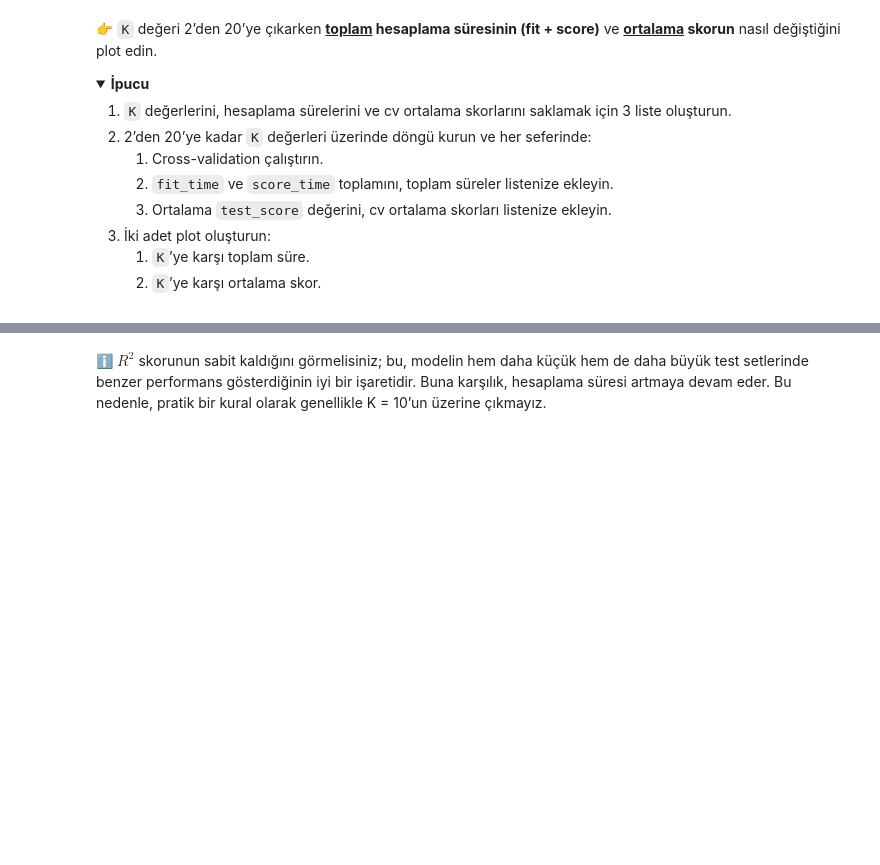
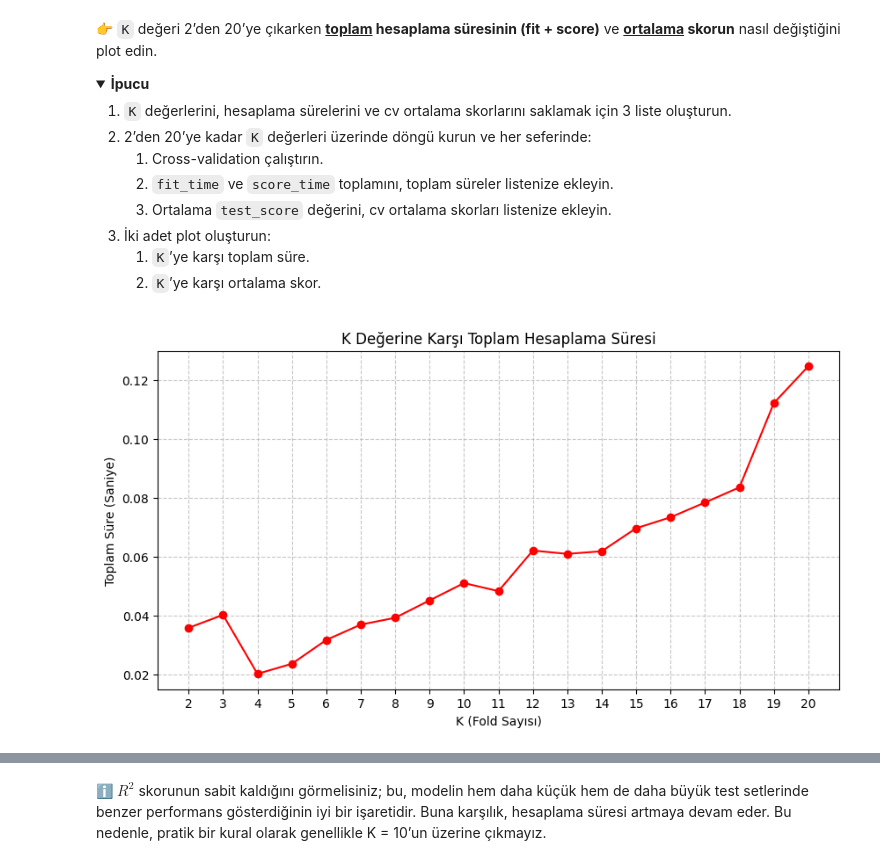
Before and after one commit to SelenImahanoglu/S16D1-S-data-linear-regression, a Jupyter notebook: Linear_Regression.ipynb, the cells around one changed output, grey strips where cells are left out. Saved outputs shown, nothing was run; the diff lists cells and outputs as text; code cells hidden in the pictures; folded sections open; blank space fills up the shorter version.

Commit message:
Completed trained_model step

```diff
--- a/Linear_Regression.ipynb
+++ b/Linear_Regression.ipynb
@@ -149,0 +146,29 @@ git push origin master
+# %%
+# Listeleri oluşturuyoruz
+k_values = list(range(2, 21))
+total_times = []
+mean_scores = []
+
+# 2'den 20'ye kadar K değerleri için döngü
+for k in k_values:
+    # Cross-validation çalıştır (Model olarak LinearRegression kullanıyoruz)
+    cv_res = cross_validate(LinearRegression(), X, y, cv=k)
+
+    # fit_time ve score_time toplamını alıp listeye ekle
+    toplam_sure = cv_res['fit_time'].sum() + cv_res['score_time'].sum()
+    total_times.append(toplam_sure)
+
+    # Ortalama skoru listeye ekle
+    mean_scores.append(cv_res['test_score'].mean())
+
+# 1. Plot: K'ye karşı toplam süre
+plt.figure(figsize=(10, 5))
+plt.plot(k_values, total_times, marker='o', color='red')
+plt.title('K Değerine Karşı Toplam Hesaplama Süresi')
+plt.xlabel('K (Fold Sayısı)')
+plt.ylabel('Toplam Süre (Saniye)')
+plt.xticks(k_values) # X ekseninde tüm K değerleri görünsün
+plt.grid(True, linestyle='--', alpha=0.7)
+plt.show()
+# %% [output]
+[figure, added]
```
Also changed, not shown: parts of 3 cells of this notebook, 1 other file.
